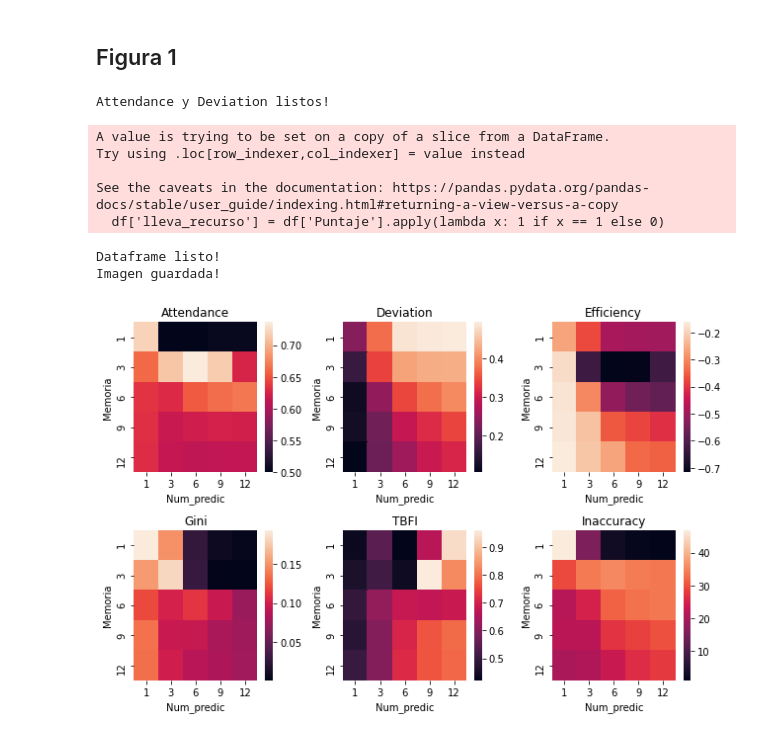
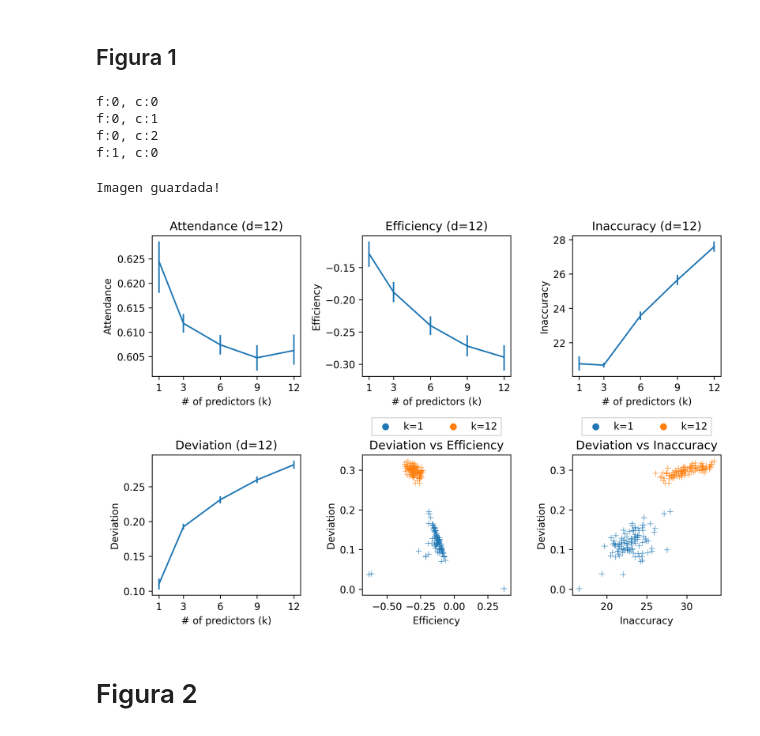
Before and after one commit to EAndrade-Lotero/ElFarolArthur, a Jupyter notebook: Figuras.ipynb, the cells around one changed output. Drawn from its saved outputs; the diff is of its cells as text; code cells hidden in the pictures.

```diff
--- a/Figuras.ipynb
+++ b/Figuras.ipynb
@@ -8,19 +8,13 @@ import matplotlib.pyplot as plt
 # %% [markdown]
 ## Figura 1
-# %%
-data = P.leer_datos([1,3,6,9,12],[1,3,6,9,12],[100],[100],
-                    verb=False,muchos=False,cola=True)
-# %%
-variables = ['Attendance','Deviation','Efficiency','Gini','TBFI','Inaccuracy']
-G.graficar_heatmaps(data, parametros=['Memoria','Num_predic'],
-                    variables=variables,to_file=True)
-# %% [output]
-Attendance y Deviation listos!
-A value is trying to be set on a copy of a slice from a DataFrame.
-Try using .loc[row_indexer,col_indexer] = value instead
-
-See the caveats in the documentation: https://pandas.pydata.org/pandas-docs/stable/user_guide/indexing.html#returning-a-view-versus-a-copy
-  df['lleva_recurso'] = df['Puntaje'].apply(lambda x: 1 if x == 1 else 0)
-Dataframe listo!
-Imagen guardada!
-[figure, removed]
+# %%
+variables = ['Attendance', 'Efficiency', 'Inaccuracy', 'Deviation']
+for i, v in enumerate(variables):
+    f = i // 3
+    c = i % 3
+    print(f'f:{f}, c:{c}')
+# %% [output]
+f:0, c:0
+f:0, c:1
+f:0, c:2
+f:1, c:0
@@ -26,0 +67,7 @@ Imagen guardada!
+# %%
+figura1(to_file=True)
+# %% [output]
+Imagen guardada!
+[figure, added]
+# %% [markdown]
+# Figura 2
```
Also changed, not shown: parts of 9 cells of this notebook, 26 other files.
